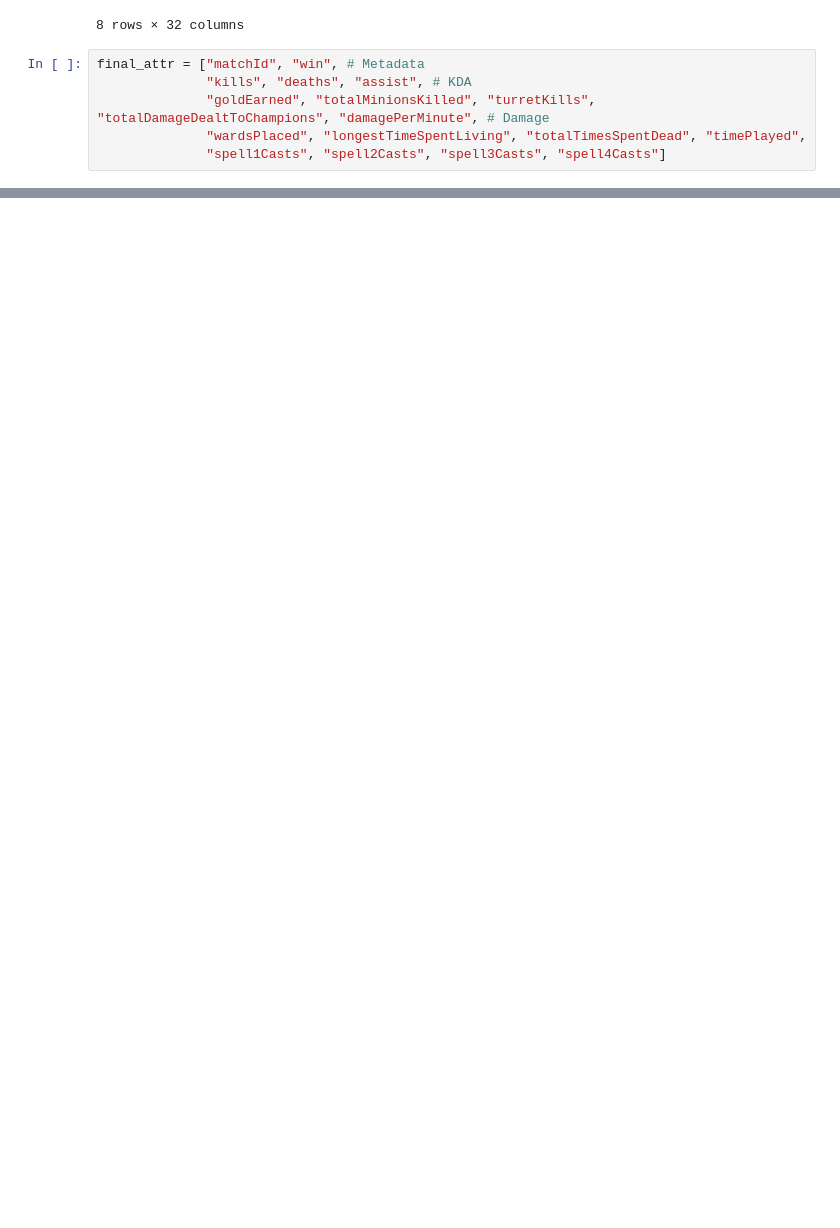
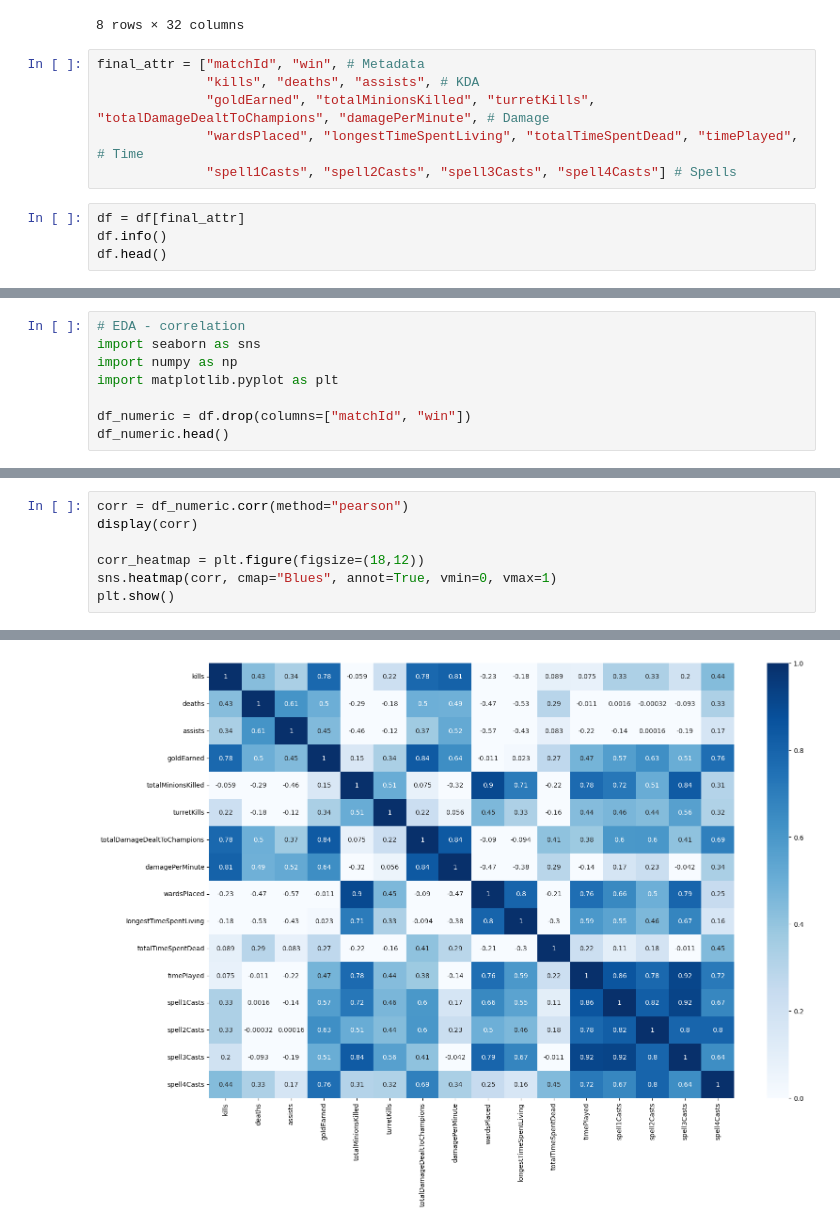
Before and after one commit to hoangnghiem17/LeagueOfLegends_Outcome_Predictor, a Jupyter notebook: EDA.ipynb, the cells around one changed output, grey strips where cells are left out. Saved outputs shown, nothing was run; the diff lists cells and outputs as text; blank space fills up the shorter version.

Commit message:
Feature Engineering and start EDA with correlation analysis

```diff
--- a/EDA.ipynb
+++ b/EDA.ipynb
@@ -116,7 +97,11 @@ df.describe()
 8 rows × 32 columns
 # %%
 final_attr = ["matchId", "win", # Metadata
-              "kills", "deaths", "assist", # KDA
+              "kills", "deaths", "assists", # KDA
               "goldEarned", "totalMinionsKilled", "turretKills", "totalDamageDealtToChampions", "damagePerMinute", # Damage
-              "wardsPlaced", "longestTimeSpentLiving", "totalTimesSpentDead", "timePlayed",
-              "spell1Casts", "spell2Casts", "spell3Casts", "spell4Casts"]
+              "wardsPlaced", "longestTimeSpentLiving", "totalTimeSpentDead", "timePlayed", # Time
+              "spell1Casts", "spell2Casts", "spell3Casts", "spell4Casts"] # Spells
+# %%
+df = df[final_attr]
+df.info()
+df.head()
@@ -122,0 +132,8 @@ final_attr = ["matchId", "win", # Metadata
+# %%
+# EDA - correlation
+import seaborn as sns
+import numpy as np
+import matplotlib.pyplot as plt
+
+df_numeric = df.drop(columns=["matchId", "win"])
+df_numeric.head()
@@ -122,0 +147,8 @@ final_attr = ["matchId", "win", # Metadata
+# %%
+corr = df_numeric.corr(method="pearson")
+display(corr)
+
+corr_heatmap = plt.figure(figsize=(18,12))
+sns.heatmap(corr, cmap="Blues", annot=True, vmin=0, vmax=1)
+plt.show()
+# %% [output]
@@ -122,0 +172 @@ final_attr = ["matchId", "win", # Metadata
+[figure, added]
```
Also changed, not shown: parts of 4 cells of this notebook.
